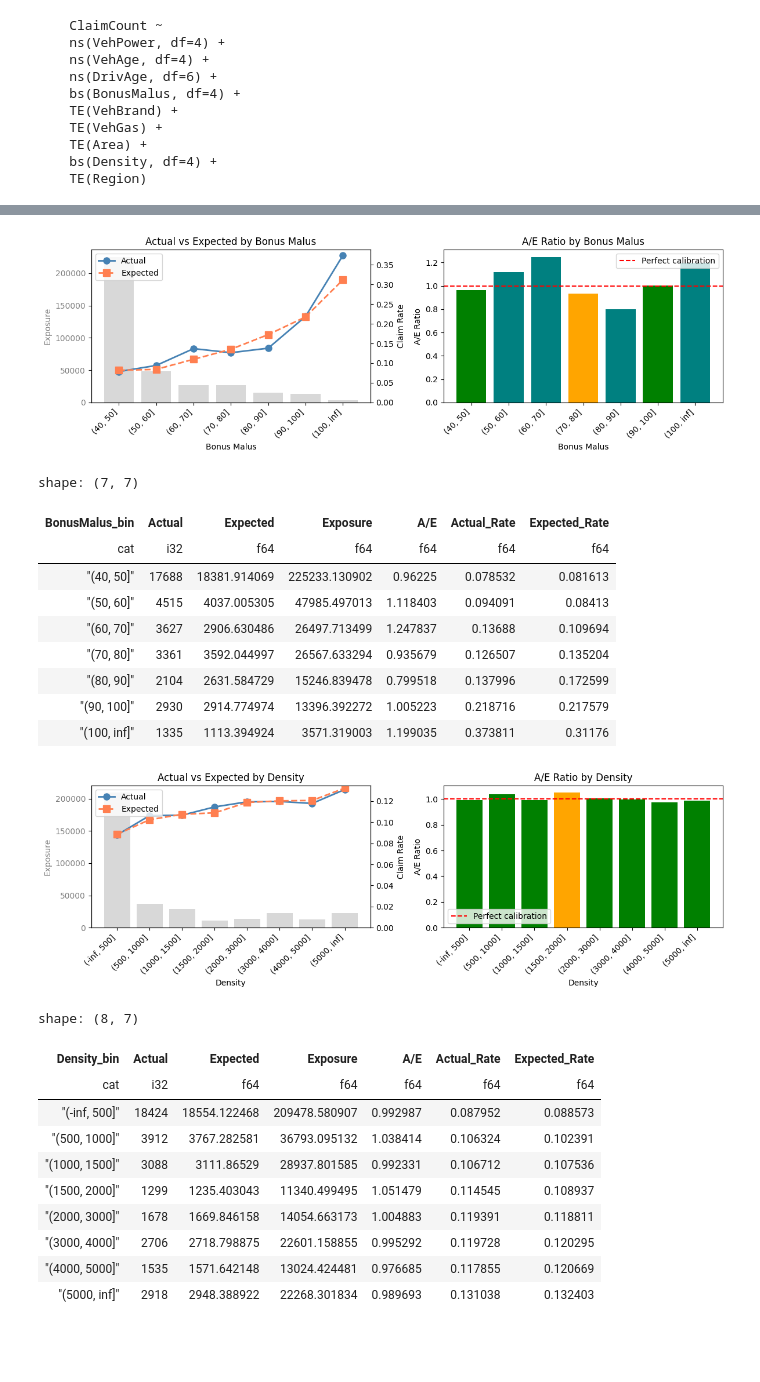
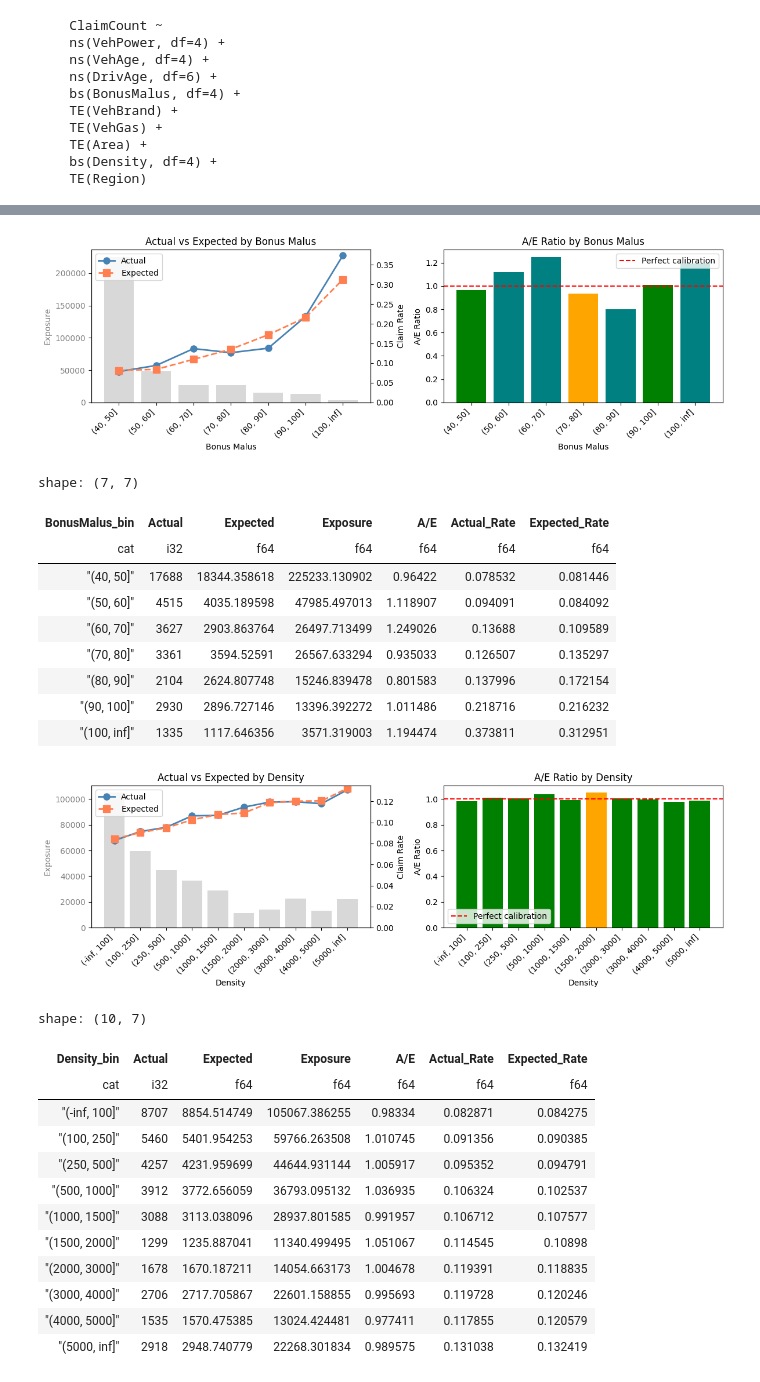
Before and after one commit to PricingFrontier/rustystats, a Jupyter notebook: examples/frequency_error.ipynb, the cells around one changed output, grey strips where cells are left out. Saved outputs shown, nothing was run; the diff lists cells and outputs as text; code cells hidden in the pictures; blank space fills up the shorter version.

```diff
--- a/examples/frequency_error.ipynb
+++ b/examples/frequency_error.ipynb
@@ -38,12 +38,25 @@ formula = """
     TE(Region)
 """
 
+formula_smooth = """
+    ClaimCount ~
+    s(VehPower) +
+    s(VehAge) +
+    s(DrivAge) +
+    s(BonusMalus) +
+    TE(VehBrand) +
+    TE(VehGas) +
+    TE(Area) +
+    s(Density) +
+    TE(Region)
+"""
+
 model = rs.glm(
     formula=formula,
     data=data,
     family="poisson",
     offset="Exposure"
-).fit()
+).fit(alpha=0.01, l1_ratio=0.5)
 # %%
 print(model.summary())
 # %% [output]
@@ -298,25 +309,27 @@ plot_ae_chart(plot_data, "BonusMalus", bins=[20,30,40,50,60,70,80,90,100], use_r
 shape: (7, 7)
 | BonusMalus_bin | Actual | Expected | Exposure | A/E | Actual_Rate | Expected_Rate |
 | cat | i32 | f64 | f64 | f64 | f64 | f64 |
-| "(40, 50]" | 17688 | 18381.914069 | 225233.130902 | 0.96225 | 0.078532 | 0.081613 |
-| "(50, 60]" | 4515 | 4037.005305 | 47985.497013 | 1.118403 | 0.094091 | 0.08413 |
-| "(60, 70]" | 3627 | 2906.630486 | 26497.713499 | 1.247837 | 0.13688 | 0.109694 |
-| "(70, 80]" | 3361 | 3592.044997 | 26567.633294 | 0.935679 | 0.126507 | 0.135204 |
-| "(80, 90]" | 2104 | 2631.584729 | 15246.839478 | 0.799518 | 0.137996 | 0.172599 |
-| "(90, 100]" | 2930 | 2914.774974 | 13396.392272 | 1.005223 | 0.218716 | 0.217579 |
-| "(100, inf]" | 1335 | 1113.394924 | 3571.319003 | 1.199035 | 0.373811 | 0.31176 |
+| "(40, 50]" | 17688 | 18344.358618 | 225233.130902 | 0.96422 | 0.078532 | 0.081446 |
+| "(50, 60]" | 4515 | 4035.189598 | 47985.497013 | 1.118907 | 0.094091 | 0.084092 |
+| "(60, 70]" | 3627 | 2903.863764 | 26497.713499 | 1.249026 | 0.13688 | 0.109589 |
+| "(70, 80]" | 3361 | 3594.52591 | 26567.633294 | 0.935033 | 0.126507 | 0.135297 |
+| "(80, 90]" | 2104 | 2624.807748 | 15246.839478 | 0.801583 | 0.137996 | 0.172154 |
+| "(90, 100]" | 2930 | 2896.727146 | 13396.392272 | 1.011486 | 0.218716 | 0.216232 |
+| "(100, inf]" | 1335 | 1117.646356 | 3571.319003 | 1.194474 | 0.373811 | 0.312951 |
 # %%
-plot_ae_chart(plot_data, "Density", bins=[500, 1000, 1500, 2000,3000,4000,5000], use_rate=True, title="Density")
+plot_ae_chart(plot_data, "Density", bins=[100, 250, 500, 1000, 1500, 2000,3000,4000,5000], use_rate=True, title="Density")
 # %% [output]
-[figure, old version]
+[figure, new version]
-shape: (8, 7)
+shape: (10, 7)
 | Density_bin | Actual | Expected | Exposure | A/E | Actual_Rate | Expected_Rate |
 | cat | i32 | f64 | f64 | f64 | f64 | f64 |
-| "(-inf, 500]" | 18424 | 18554.122468 | 209478.580907 | 0.992987 | 0.087952 | 0.088573 |
-| "(500, 1000]" | 3912 | 3767.282581 | 36793.095132 | 1.038414 | 0.106324 | 0.102391 |
-| "(1000, 1500]" | 3088 | 3111.86529 | 28937.801585 | 0.992331 | 0.106712 | 0.107536 |
-| "(1500, 2000]" | 1299 | 1235.403043 | 11340.499495 | 1.051479 | 0.114545 | 0.108937 |
-| "(2000, 3000]" | 1678 | 1669.846158 | 14054.663173 | 1.004883 | 0.119391 | 0.118811 |
-| "(3000, 4000]" | 2706 | 2718.798875 | 22601.158855 | 0.995292 | 0.119728 | 0.120295 |
-| "(4000, 5000]" | 1535 | 1571.642148 | 13024.424481 | 0.976685 | 0.117855 | 0.120669 |
-| "(5000, inf]" | 2918 | 2948.388922 | 22268.301834 | 0.989693 | 0.131038 | 0.132403 |
+| "(-inf, 100]" | 8707 | 8854.514749 | 105067.386255 | 0.98334 | 0.082871 | 0.084275 |
+| "(100, 250]" | 5460 | 5401.954253 | 59766.263508 | 1.010745 | 0.091356 | 0.090385 |
+| "(250, 500]" | 4257 | 4231.959699 | 44644.931144 | 1.005917 | 0.095352 | 0.094791 |
+| "(500, 1000]" | 3912 | 3772.656059 | 36793.095132 | 1.036935 | 0.106324 | 0.102537 |
+| "(1000, 1500]" | 3088 | 3113.038096 | 28937.801585 | 0.991957 | 0.106712 | 0.107577 |
+| "(1500, 2000]" | 1299 | 1235.887041 | 11340.499495 | 1.051067 | 0.114545 | 0.10898 |
+| "(2000, 3000]" | 1678 | 1670.187211 | 14054.663173 | 1.004678 | 0.119391 | 0.118835 |
+| "(3000, 4000]" | 2706 | 2717.705867 | 22601.158855 | 0.995693 | 0.119728 | 0.120246 |
+| "(4000, 5000]" | 1535 | 1570.475385 | 13024.424481 | 0.977411 | 0.117855 | 0.120579 |
+| "(5000, inf]" | 2918 | 2948.740779 | 22268.301834 | 0.989575 | 0.131038 | 0.132419 |
```
Also changed, not shown: parts of 8 cells of this notebook.
